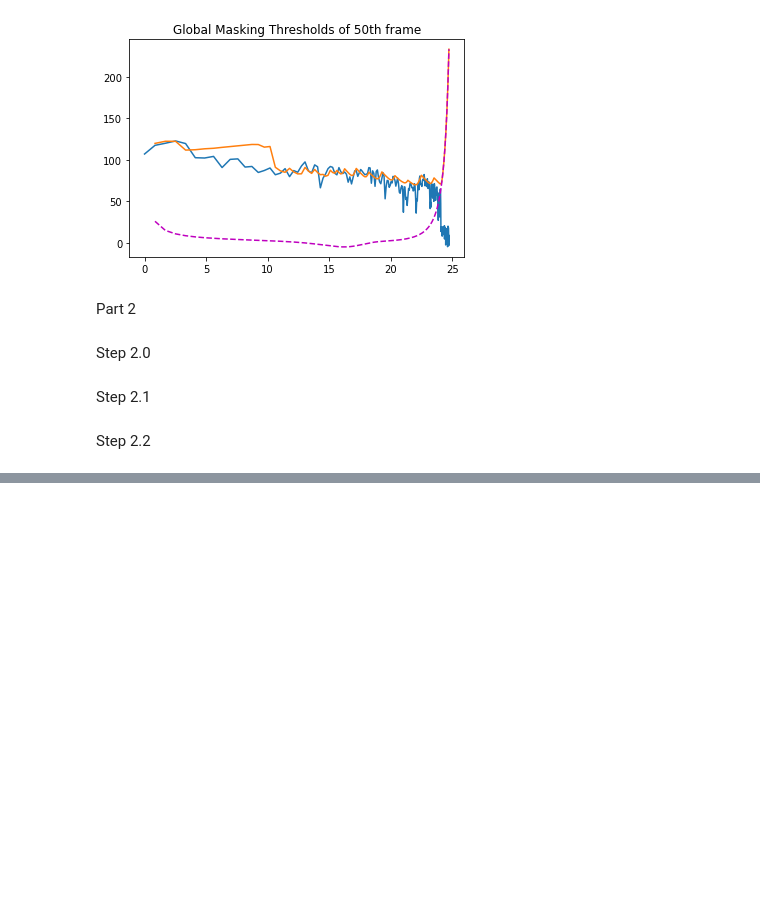
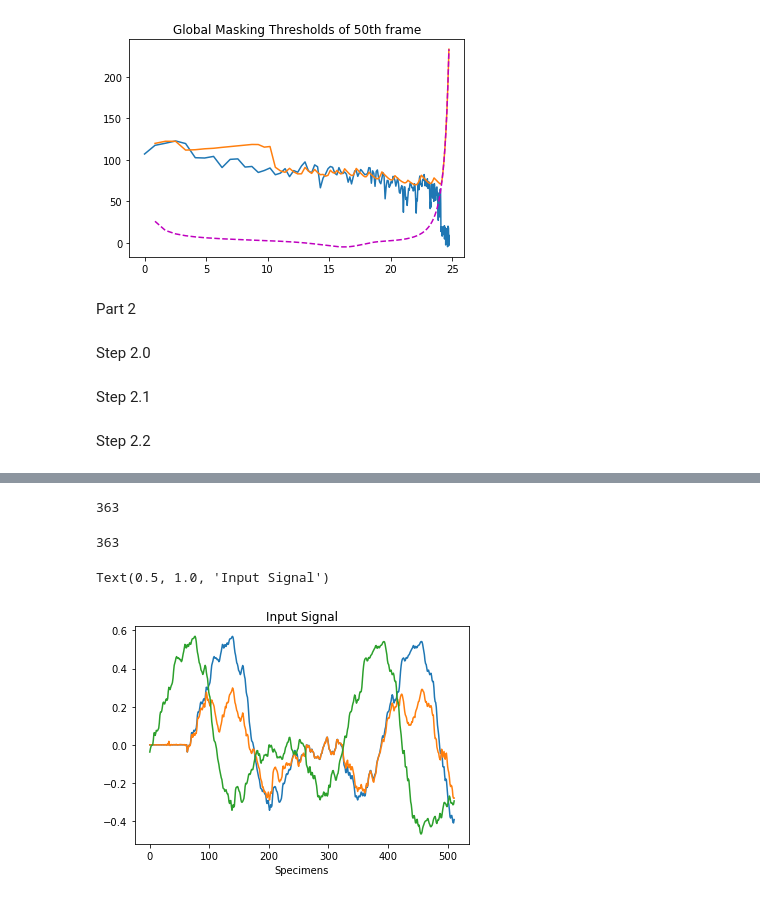
Before and after one commit to TilemahosAravanis/DSP_LAB_2h_erg, a Jupyter notebook: DSP_LAB_2h_erg.ipynb, the cells around one changed output, grey strips where cells are left out. Saved outputs shown, nothing was run; the diff lists cells and outputs as text; code cells hidden in the pictures; blank space fills up the shorter version.

```diff
--- a/DSP_LAB_2h_erg.ipynb
+++ b/DSP_LAB_2h_erg.ipynb
@@ -400,0 +455,23 @@ while k <= 32:
+# %%
+# Summation
+final_frames = output_signals[0]
+k = 1
+
+while k < 32:
+    for frame in range(1179):
+        final_frames[frame] = final_frames[frame] + output_signals[k][frame]
+    k = k + 1
+# %%
+# Overlap add
+music_final = final_frames[0][:512]
+for frame in range(1178):
+    music_final = np.append(music_final, final_frames[frame][512:] + final_frames[frame + 1][:96])
+    music_final = np.append(music_final, final_frames[frame + 1][96:512])
+
+print(np.size(music_final) - np.size(music)) # Additional Zeros added initially
+
+final = music_final*MAX
+
+sf.write('adjastive_Quant.wav', final, 44100)
+# %% [output]
+363
@@ -400,0 +491,41 @@ while k <= 32:
+# %%
+# Summation Non adjastive Quantizer
+final_frames_bad = output_signals_bad[0]
+k = 1
+
+while k < 32:
+    for frame in range(1179):
+        final_frames_bad[frame] = final_frames_bad[frame] + output_signals_bad[k][frame]
+    k = k + 1
+# %%
+# Overlap add Non adjastive Quantizer
+music_final_bad = final_frames_bad[0][:512]
+for frame in range(1178):
+    music_final_bad = np.append(music_final_bad, final_frames_bad[frame][512:] + final_frames_bad[frame + 1][:96])
+    music_final_bad = np.append(music_final_bad, final_frames_bad[frame + 1][96:512])
+
+print(np.size(music_final_bad) - np.size(music)) # Additional Zeros added initially
+
+final_bad = music_final_bad*MAX
+
+sf.write('Non_adjastive_Quant.wav', final_bad, 44100)
+# %% [output]
+363
+# %%
+%matplotlib inline
+n = np.arange(0,512,1)
+
+plt.plot(n,final[:512])
+plt.xlabel('Specimens')
+plt.title('Compression with Adjustive Quantizer')
+
+plt.plot(n,final_bad[:512])
+plt.xlabel('Specimens')
+plt.title('Compression with Non Adjustive Quantizer')
+
+plt.plot(n,music_mono[:512])
+plt.xlabel('Specimens')
+plt.title('Input Signal')
+# %% [output]
+Text(0.5, 1.0, 'Input Signal')
+[figure, added]
```
Also changed, not shown: parts of 9 cells of this notebook, 2 other files.
